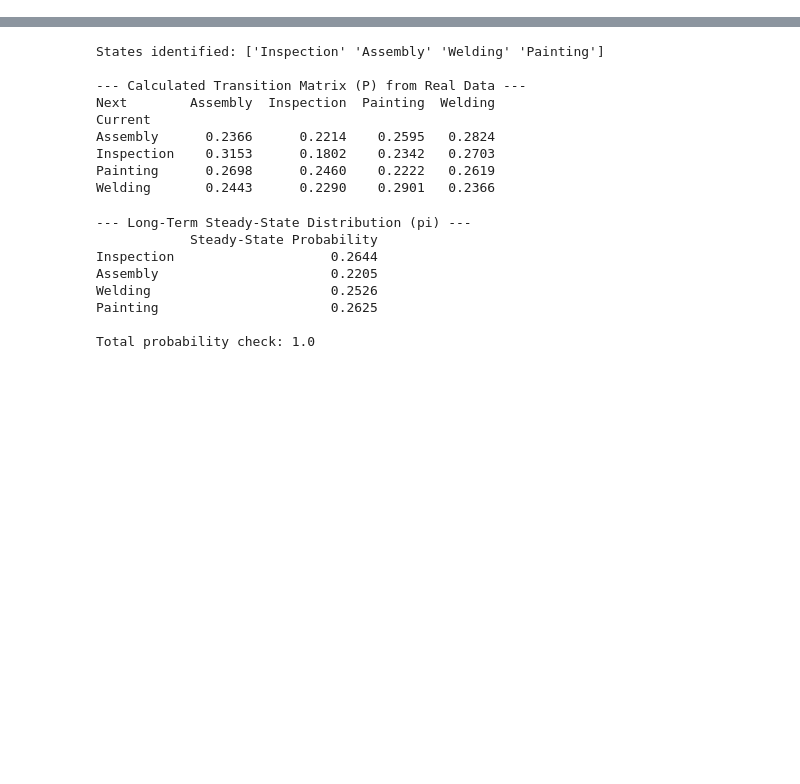
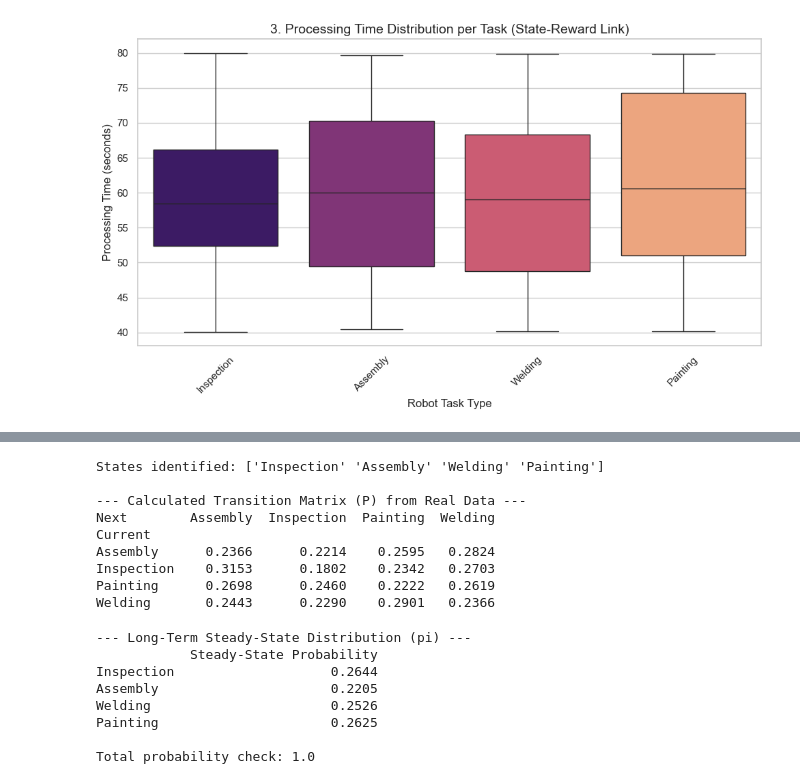
Before and after one commit to YosefFtohy26/Stochastic, a Jupyter notebook: Project13.ipynb, the cells around one changed output, grey strips where cells are left out. Drawn from its saved outputs; the diff is of its cells as text; code cells hidden in the pictures; blank space fills up the shorter version.

```diff
--- a/Project13.ipynb
+++ b/Project13.ipynb
@@ -0,0 +78,16 @@
+# %%
+sns.set_style("whitegrid")
+plt.rcParams['figure.figsize'] = (10, 6)
+
+plt.figure(figsize=(10, 6))
+sns.boxplot(x='Task_Type', y='Processing_Time (s)', data=df, hue='Task_Type', palette="magma", legend=False)
+
+plt.title('3. Processing Time Distribution per Task (State-Reward Link)', fontsize=14)
+plt.xlabel('Robot Task Type')
+plt.ylabel('Processing Time (seconds)')
+plt.xticks(rotation=45)
+
+plt.tight_layout()
+plt.show()
+# %% [output]
+[figure, added]
```
Also changed, not shown: parts of 8 cells of this notebook.
